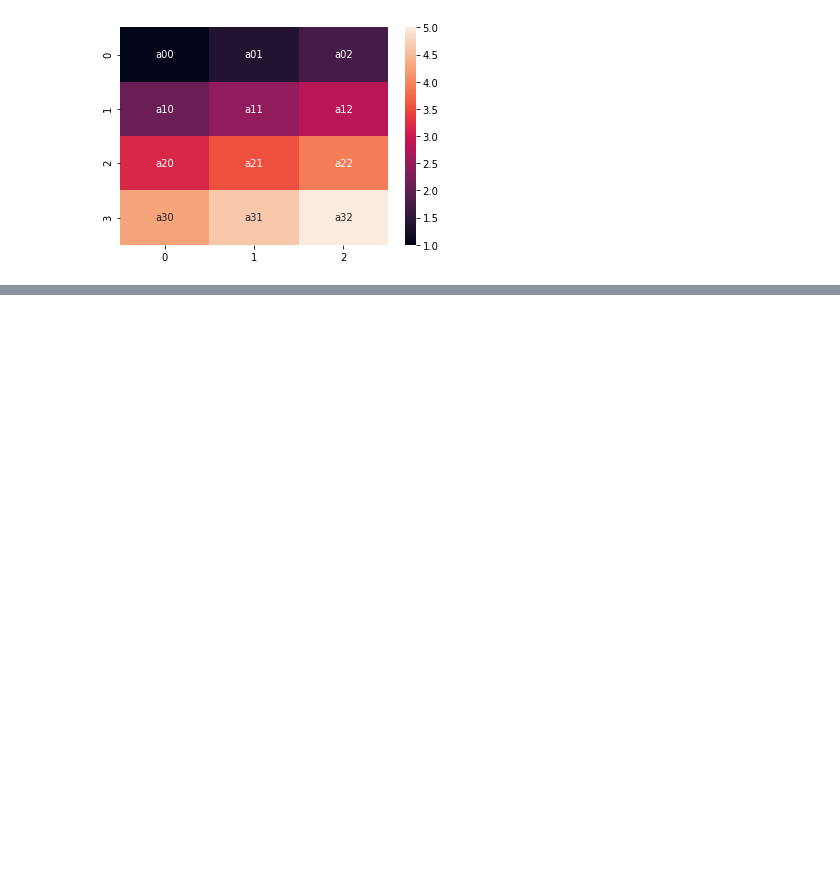
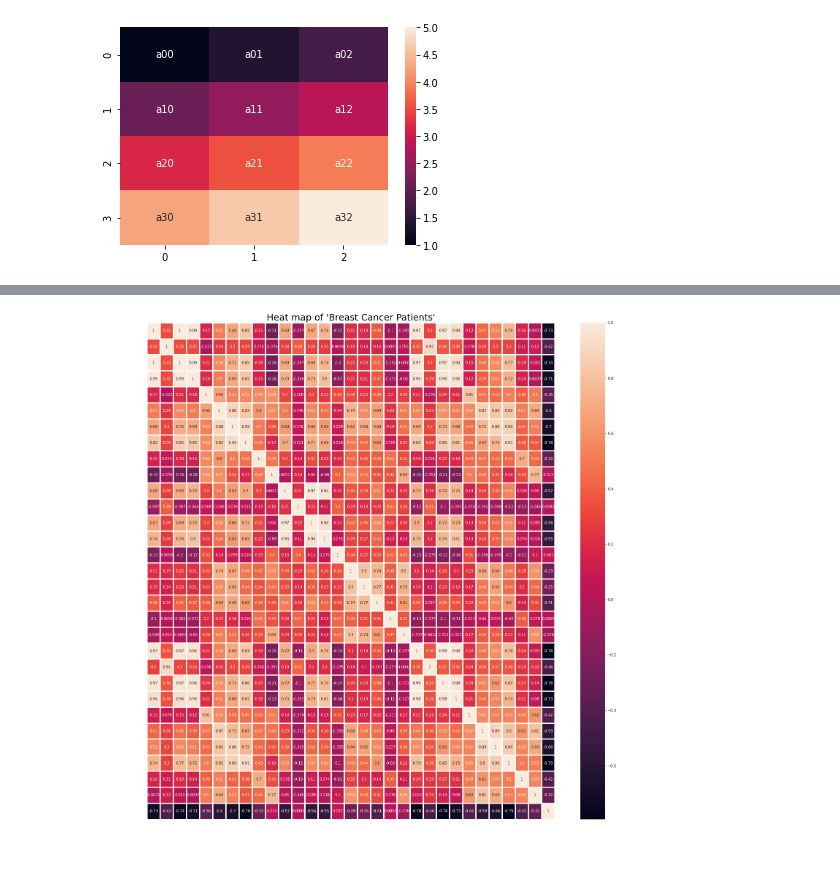
Before and after one commit to Subharanjan-Sahoo/ML, a Jupyter notebook: Seaborn/heatmap.ipynb, the cells around one changed output, grey strips where cells are left out. Saved outputs shown, nothing was run; the diff lists cells and outputs as text; code cells hidden in the pictures; blank space fills up the shorter version.

```diff
--- a/Seaborn/heatmap.ipynb
+++ b/Seaborn/heatmap.ipynb
@@ -96,0 +139,4 @@ sns.heatmap(arr_2d,annot = annot_arr,fmt= 's')
+# %%
+from sklearn.datasets import load_breast_cancer
+cancer_dataset =load_breast_cancer()
+cancer_dataset
@@ -96,0 +161,4 @@ sns.heatmap(arr_2d,annot = annot_arr,fmt= 's')
+# %%
+cancer_df =pd.DataFrame(np.c_[cancer_dataset['data'],cancer_dataset['target']],
+                         columns= np.append(cancer_dataset['feature_names'],['target']))
+cancer_df
@@ -96,0 +179,8 @@ sns.heatmap(arr_2d,annot = annot_arr,fmt= 's')
+# %%
+plt.figure(figsize = (25,25))
+ax = sns.heatmap(cancer_df.corr(),annot =True, linewidth= 3)
+ax.tick_params(size=10,color='w',labelsize= 10 , labelcolor='w')
+plt.title("Heat map of 'Breast Cancer Patients'", fontsize= 25)
+plt.show()
+# %% [output]
+[figure, added]
```
Also changed, not shown: parts of 7 cells of this notebook.
